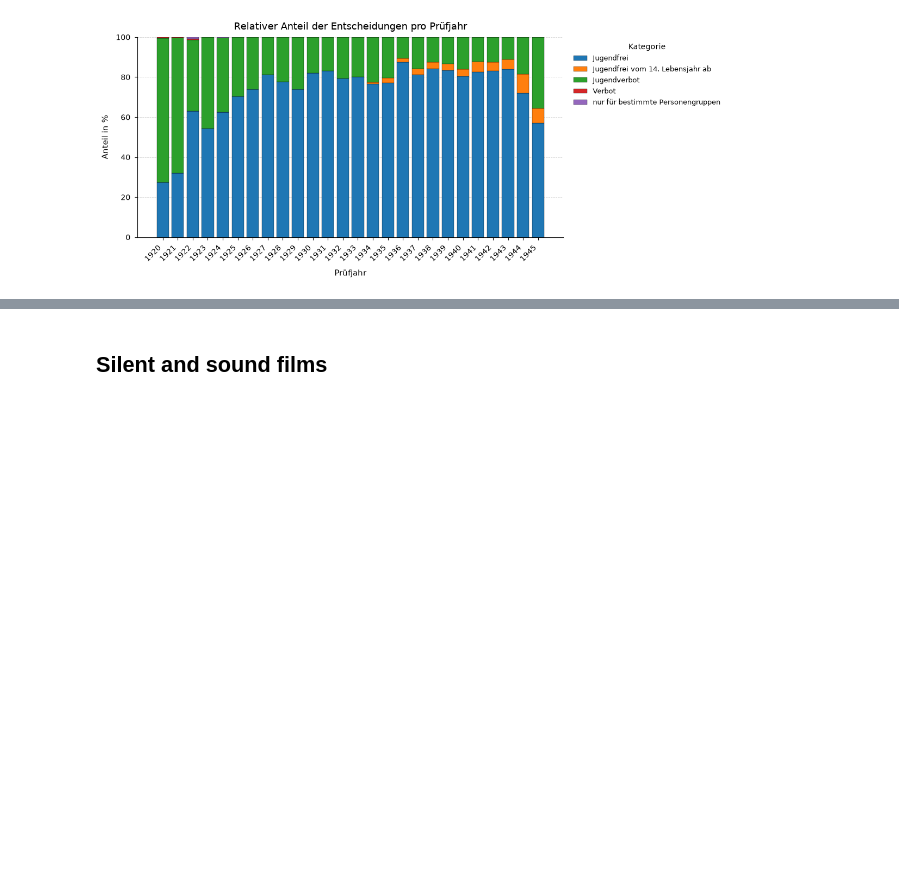
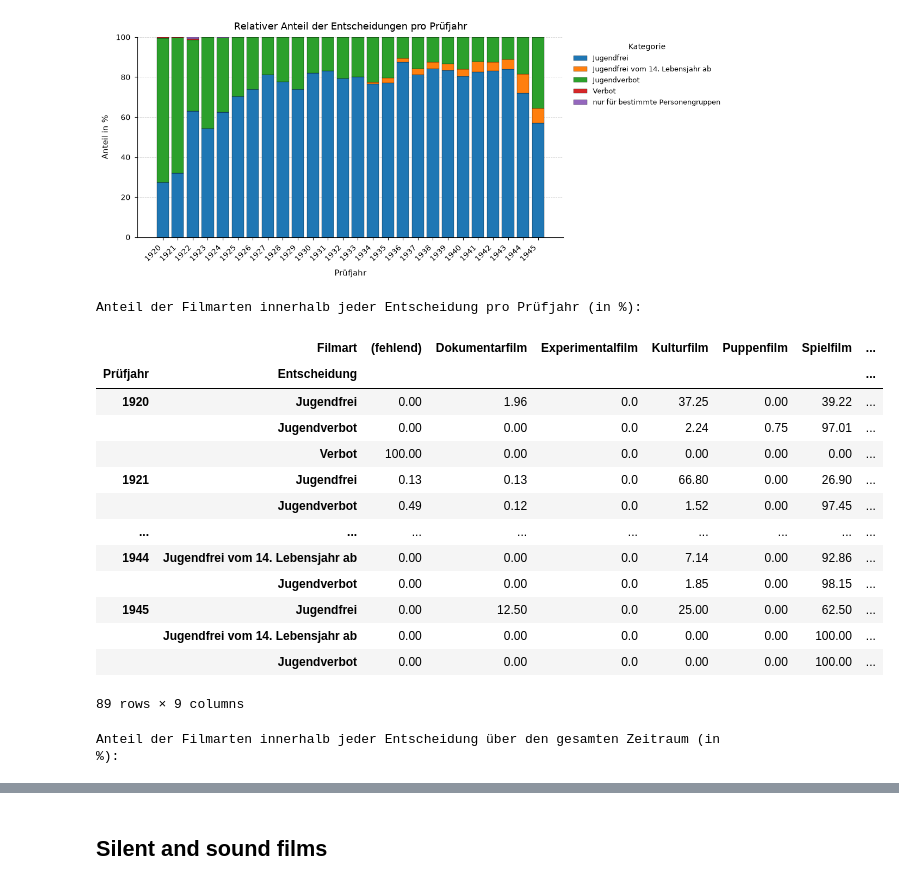
Before and after one commit to codemitdjango/german-film-censorship, a Jupyter notebook: src/analysis/metadata_analysis.ipynb, the cells around one changed output, grey strips where cells are left out. Drawn from its saved outputs; the diff is of its cells as text; code cells hidden in the pictures; blank space fills up the shorter version.

Commit message:
add table to look at decision with filmtypes

```diff
--- a/src/analysis/metadata_analysis.ipynb
+++ b/src/analysis/metadata_analysis.ipynb
@@ -350,3 +350,62 @@ save_plts(fig, "plots/metadata/decision_relative.png")
 plt.show()
 # %% [output]
 [figure]
+# %%
+from IPython.display import display
+
+# Prozentuale Verteilung der Filmarten innerhalb jeder Entscheidung
+decision_filmtype = df[["Jahr", "Entscheidung", "Filmart"]].copy()
+decision_filmtype["Entscheidung"] = decision_filmtype["Entscheidung"].fillna("(fehlend)")
+decision_filmtype["Filmart"] = decision_filmtype["Filmart"].fillna("(fehlend)")
+decision_filmtype = decision_filmtype.dropna(subset=["Jahr"])
+
+# Einmal nach Prüfjahr und einmal über den gesamten Zeitraum
+counts_by_year = decision_filmtype.groupby(
+    ["Jahr", "Entscheidung", "Filmart"],
+    dropna=False,
+).size()
+
+decision_filmtype_percent_by_year = (
+    counts_by_year
+    .div(counts_by_year.groupby(level=["Jahr", "Entscheidung"]).transform("sum"))
+    .mul(100)
+    .unstack("Filmart", fill_value=0)
+    .round(2)
+)
+decision_filmtype_percent_by_year.index.names = ["Prüfjahr", "Entscheidung"]
+
+counts_total = decision_filmtype.groupby(
+    ["Entscheidung", "Filmart"],
+    dropna=False,
+).size()
+
+decision_filmtype_percent_total = (
+    counts_total
+    .div(counts_total.groupby(level="Entscheidung").transform("sum"))
+    .mul(100)
+    .unstack("Filmart", fill_value=0)
+    .round(2)
+)
+
+print("Anteil der Filmarten innerhalb jeder Entscheidung pro Prüfjahr (in %):")
+display(decision_filmtype_percent_by_year)
+
+print("Anteil der Filmarten innerhalb jeder Entscheidung über den gesamten Zeitraum (in %):")
+display(decision_filmtype_percent_total)
+# %% [output]
+Anteil der Filmarten innerhalb jeder Entscheidung pro Prüfjahr (in %):
+|  | Filmart | (fehlend) | Dokumentarfilm | Experimentalfilm | Kulturfilm | Puppenfilm | Spielfilm | ... |
+| Prüfjahr | Entscheidung |  |  |  |  |  |  | ... |
+| 1920 | Jugendfrei | 0.00 | 1.96 | 0.0 | 37.25 | 0.00 | 39.22 | ... |
+|  | Jugendverbot | 0.00 | 0.00 | 0.0 | 2.24 | 0.75 | 97.01 | ... |
+|  | Verbot | 100.00 | 0.00 | 0.0 | 0.00 | 0.00 | 0.00 | ... |
+| 1921 | Jugendfrei | 0.13 | 0.13 | 0.0 | 66.80 | 0.00 | 26.90 | ... |
+|  | Jugendverbot | 0.49 | 0.12 | 0.0 | 1.52 | 0.00 | 97.45 | ... |
+| ... | ... | ... | ... | ... | ... | ... | ... | ... |
+| 1944 | Jugendfrei vom 14. Lebensjahr ab | 0.00 | 0.00 | 0.0 | 7.14 | 0.00 | 92.86 | ... |
+|  | Jugendverbot | 0.00 | 0.00 | 0.0 | 1.85 | 0.00 | 98.15 | ... |
+| 1945 | Jugendfrei | 0.00 | 12.50 | 0.0 | 25.00 | 0.00 | 62.50 | ... |
+|  | Jugendfrei vom 14. Lebensjahr ab | 0.00 | 0.00 | 0.0 | 0.00 | 0.00 | 100.00 | ... |
+|  | Jugendverbot | 0.00 | 0.00 | 0.0 | 0.00 | 0.00 | 100.00 | ... |
+89 rows × 9 columns
+Anteil der Filmarten innerhalb jeder Entscheidung über den gesamten Zeitraum (in %):
```
Also changed, not shown: parts of 1 cell of this notebook.
